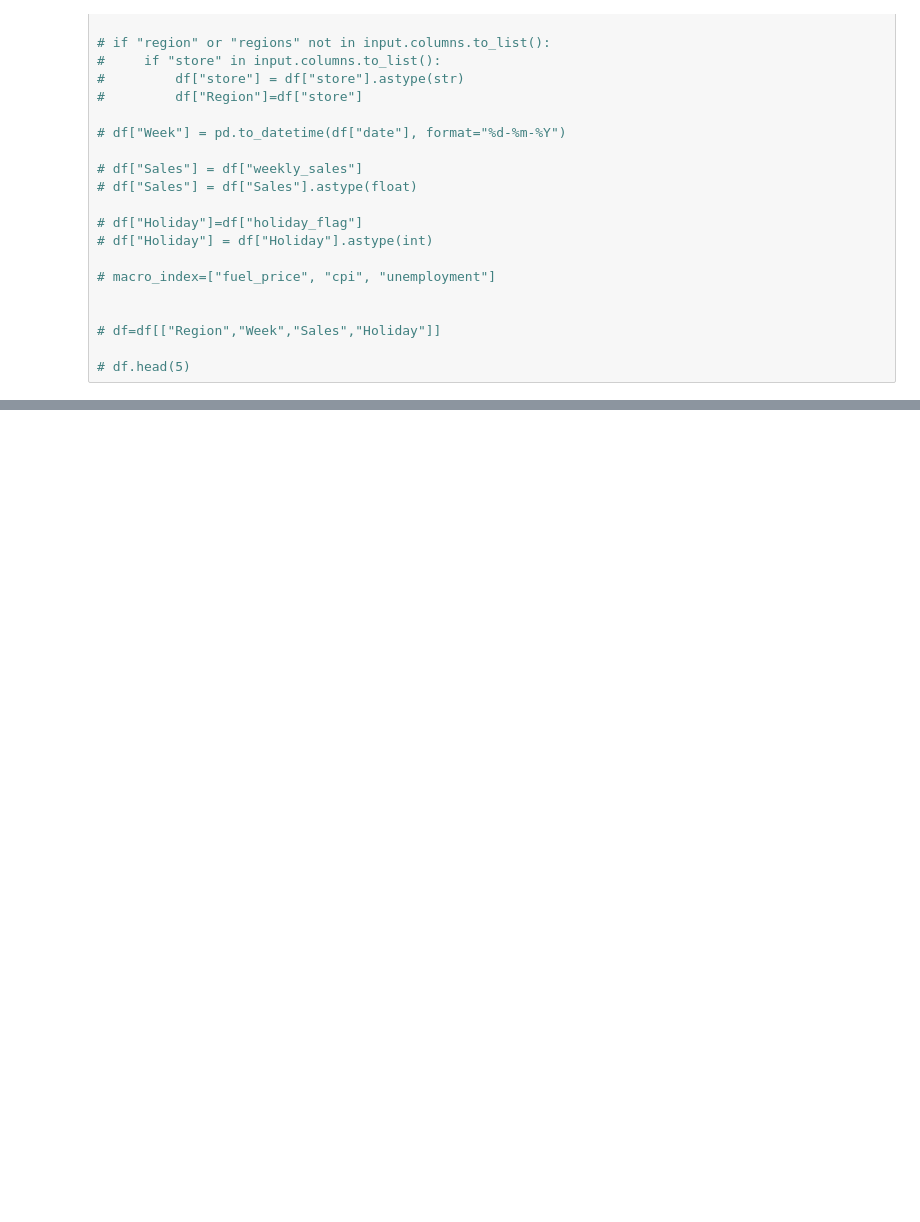
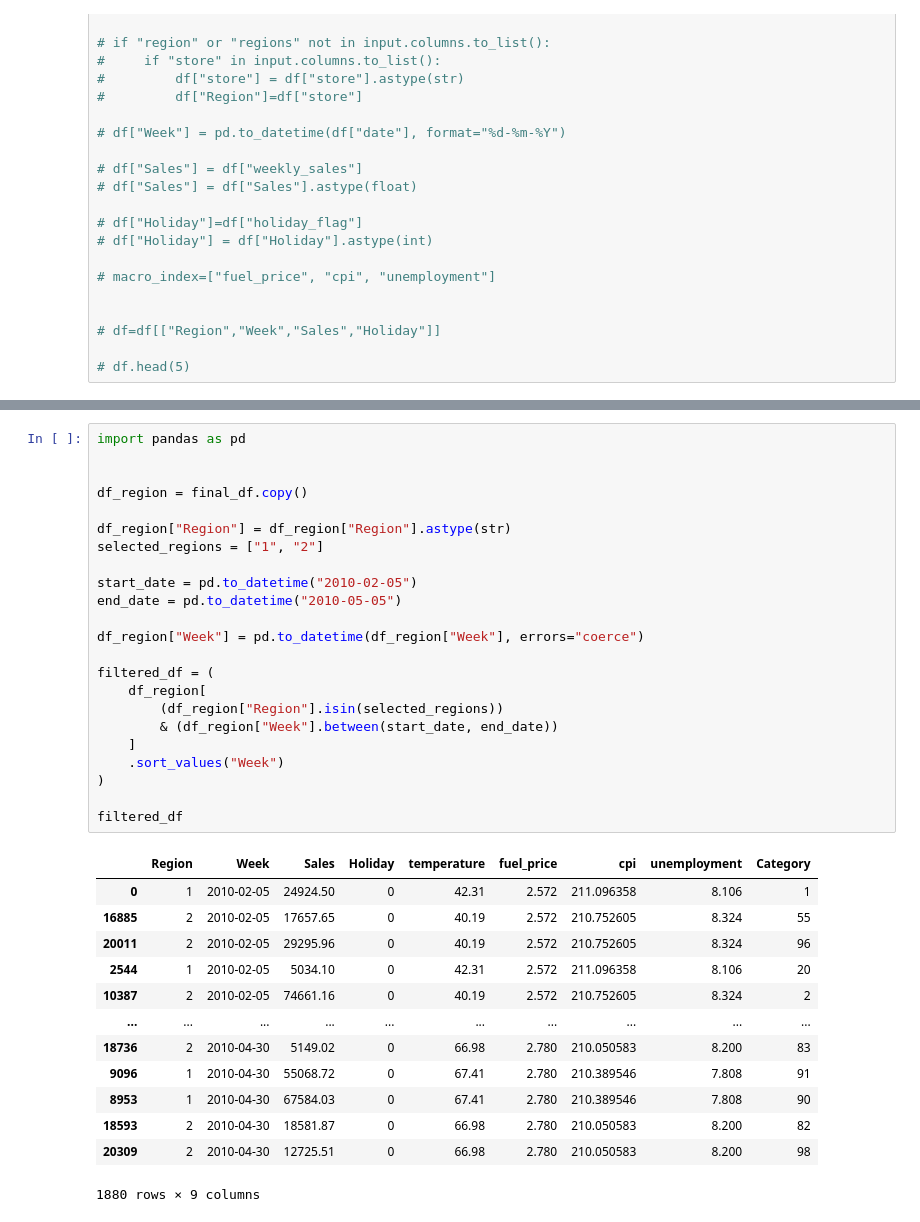
Before and after one commit to CynthiaShiyue/Retail-Data-to-Insight-Agent, a Jupyter notebook: data.ipynb, the cells around one changed output, grey strips where cells are left out. Drawn from its saved outputs; the diff is of its cells as text; blank space fills up the shorter version.

```diff
--- a/data.ipynb
+++ b/data.ipynb
@@ -248,0 +475,37 @@ for part in client.chat("gpt-oss:20b", messages=[{"role": "user", "content": pro
+# %%
+import pandas as pd
+
+
+df_region = final_df.copy()
+
+df_region["Region"] = df_region["Region"].astype(str)
+selected_regions = ["1", "2"]
+
+start_date = pd.to_datetime("2010-02-05")
+end_date = pd.to_datetime("2010-05-05")
+
+df_region["Week"] = pd.to_datetime(df_region["Week"], errors="coerce")
+
+filtered_df = (
+    df_region[
+        (df_region["Region"].isin(selected_regions))
+        & (df_region["Week"].between(start_date, end_date))
+    ]
+    .sort_values("Week")
+)
+
+filtered_df
+# %% [output]
+|  | Region | Week | Sales | Holiday | temperature | fuel_price | cpi | unemployment | Category |
+| 0 | 1 | 2010-02-05 | 24924.50 | 0 | 42.31 | 2.572 | 211.096358 | 8.106 | 1 |
+| 16885 | 2 | 2010-02-05 | 17657.65 | 0 | 40.19 | 2.572 | 210.752605 | 8.324 | 55 |
+| 20011 | 2 | 2010-02-05 | 29295.96 | 0 | 40.19 | 2.572 | 210.752605 | 8.324 | 96 |
+| 2544 | 1 | 2010-02-05 | 5034.10 | 0 | 42.31 | 2.572 | 211.096358 | 8.106 | 20 |
+| 10387 | 2 | 2010-02-05 | 74661.16 | 0 | 40.19 | 2.572 | 210.752605 | 8.324 | 2 |
+| ... | ... | ... | ... | ... | ... | ... | ... | ... | ... |
+| 18736 | 2 | 2010-04-30 | 5149.02 | 0 | 66.98 | 2.780 | 210.050583 | 8.200 | 83 |
+| 9096 | 1 | 2010-04-30 | 55068.72 | 0 | 67.41 | 2.780 | 210.389546 | 7.808 | 91 |
+| 8953 | 1 | 2010-04-30 | 67584.03 | 0 | 67.41 | 2.780 | 210.389546 | 7.808 | 90 |
+| 18593 | 2 | 2010-04-30 | 18581.87 | 0 | 66.98 | 2.780 | 210.050583 | 8.200 | 82 |
+| 20309 | 2 | 2010-04-30 | 12725.51 | 0 | 66.98 | 2.780 | 210.050583 | 8.200 | 98 |
+1880 rows × 9 columns
```
Also changed, not shown: parts of 17 cells of this notebook, 6 other files.
